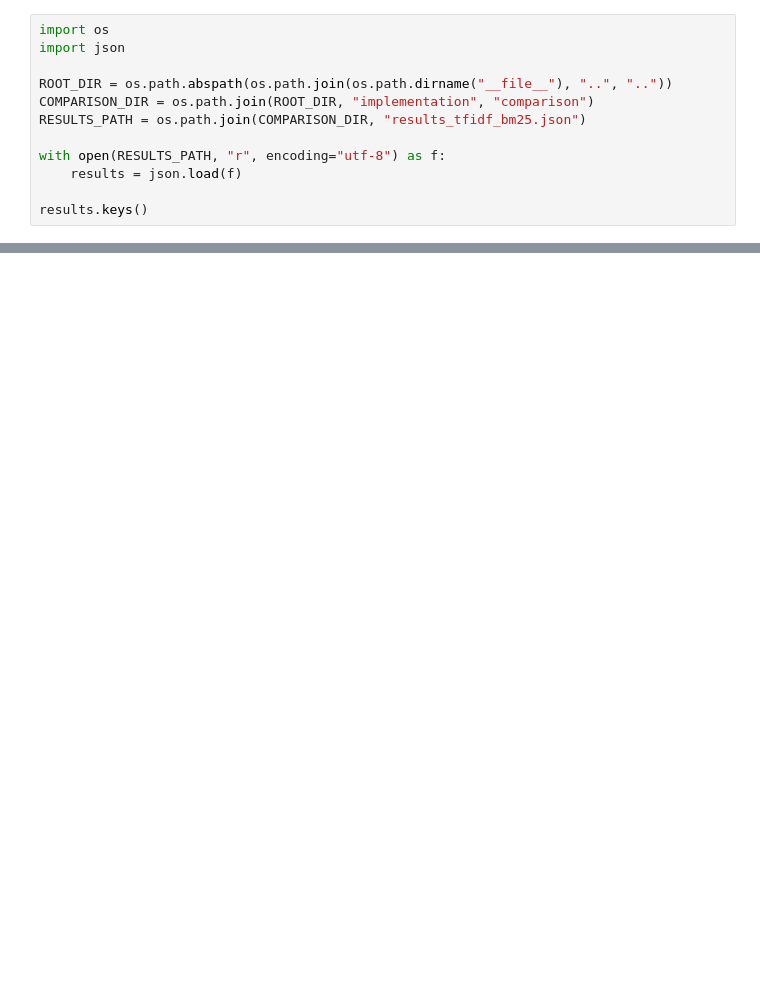
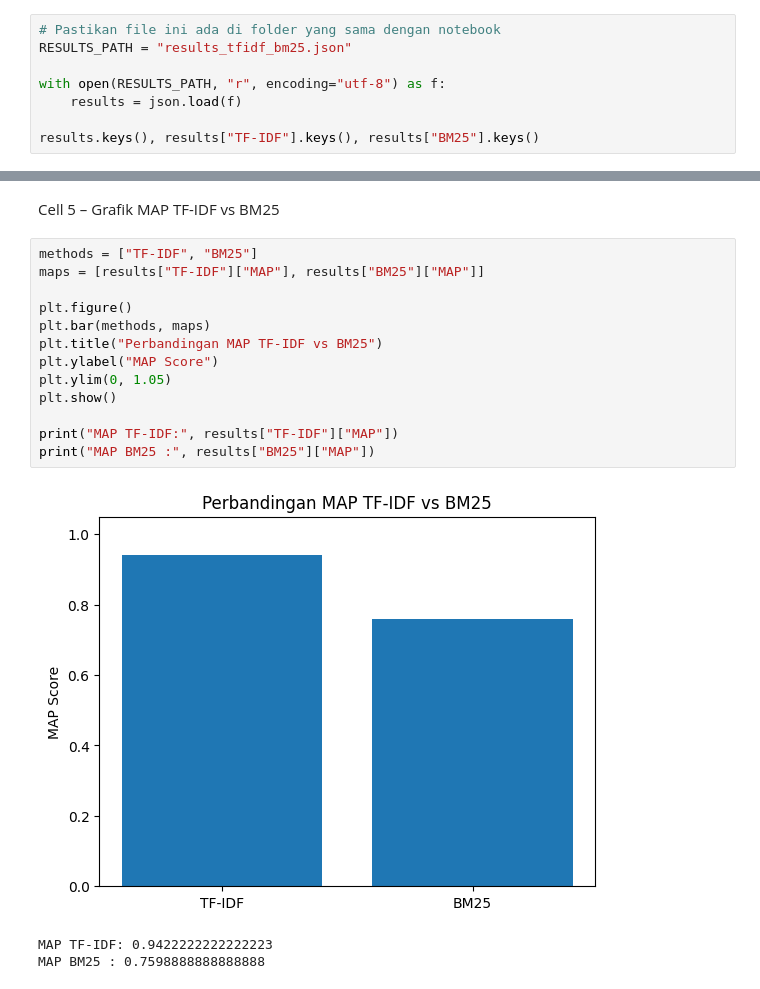
Before and after one commit to muhammadsyukri19/Project-Penelusuran-Informasi-kel14, a Jupyter notebook: implementation/comparison/compare_tfidf_bm25.ipynb, the cells around one changed output, grey strips where cells are left out. Drawn from its saved outputs; the diff is of its cells as text; blank space fills up the shorter version.

Commit message:
perbandingan fix nya

```diff
--- a/implementation/comparison/compare_tfidf_bm25.ipynb
+++ b/implementation/comparison/compare_tfidf_bm25.ipynb
@@ -3,12 +13,8 @@ Cell 1 – Import & load results
 # %%
-import os
-import json
-
-ROOT_DIR = os.path.abspath(os.path.join(os.path.dirname("__file__"), "..", ".."))
-COMPARISON_DIR = os.path.join(ROOT_DIR, "implementation", "comparison")
-RESULTS_PATH = os.path.join(COMPARISON_DIR, "results_tfidf_bm25.json")
+# Pastikan file ini ada di folder yang sama dengan notebook
+RESULTS_PATH = "results_tfidf_bm25.json"
 
 with open(RESULTS_PATH, "r", encoding="utf-8") as f:
     results = json.load(f)
 
-results.keys()
+results.keys(), results["TF-IDF"].keys(), results["BM25"].keys()
@@ -67,0 +105,19 @@ plt.show()
+# %% [markdown]
+Cell 5 – Grafik MAP TF-IDF vs BM25
+# %%
+methods = ["TF-IDF", "BM25"]
+maps = [results["TF-IDF"]["MAP"], results["BM25"]["MAP"]]
+
+plt.figure()
+plt.bar(methods, maps)
+plt.title("Perbandingan MAP TF-IDF vs BM25")
+plt.ylabel("MAP Score")
+plt.ylim(0, 1.05)
+plt.show()
+
+print("MAP TF-IDF:", results["TF-IDF"]["MAP"])
+print("MAP BM25 :", results["BM25"]["MAP"])
+# %% [output]
+[figure, added]
+MAP TF-IDF: 0.9422222222222223
+MAP BM25 : 0.7598888888888888
```
Also changed, not shown: parts of 16 cells of this notebook, 9 other files.
